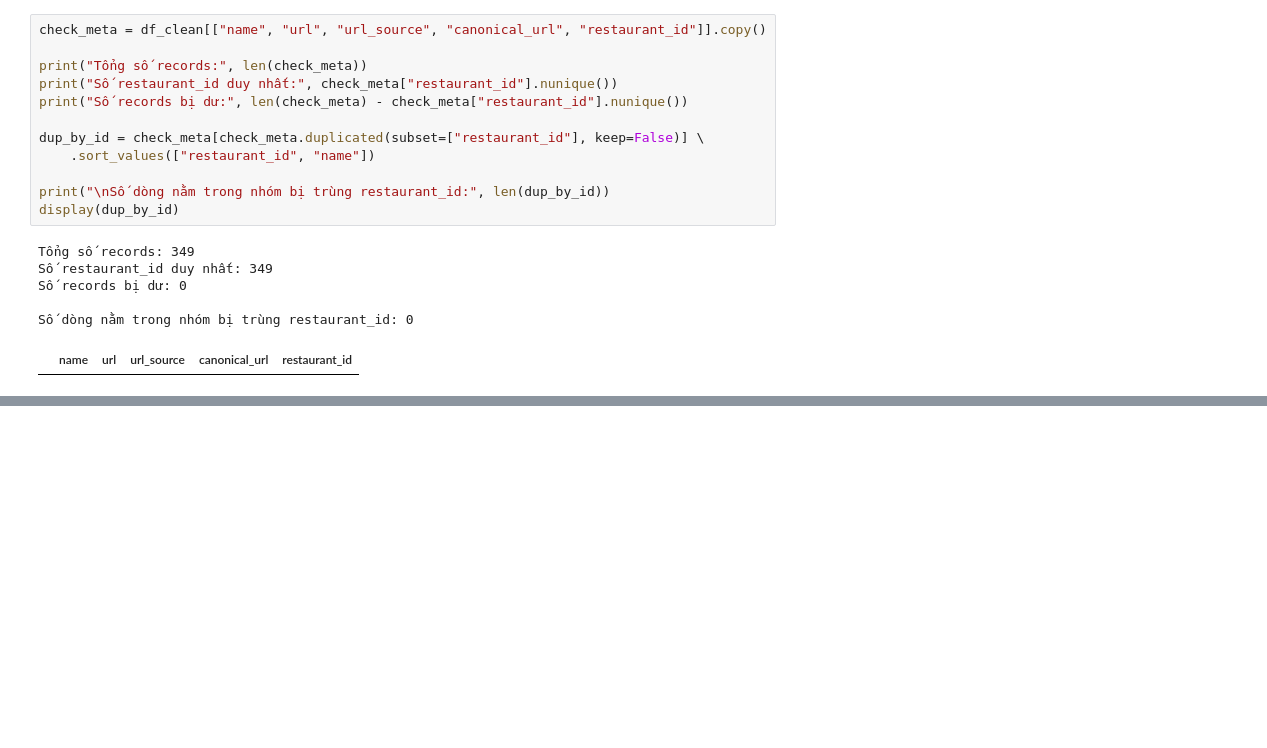
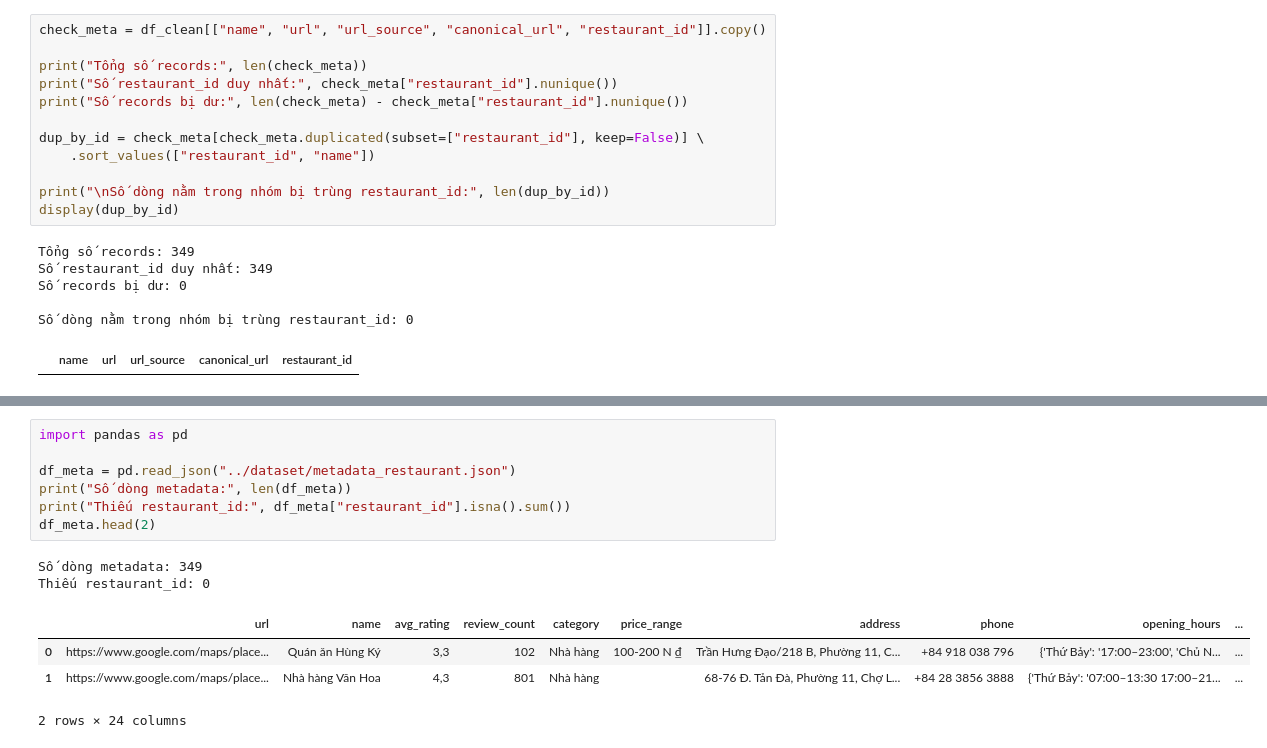
Before and after one commit to chichic21039/ML-Lab1-Restaurant, a Jupyter notebook: preprocessing and eda/eda_metadata.ipynb, the cells around one changed output, grey strips where cells are left out. Drawn from its saved outputs; the diff is of its cells as text; blank space fills up the shorter version.

```diff
--- a/preprocessing and eda/eda_metadata.ipynb
+++ b/preprocessing and eda/eda_metadata.ipynb
@@ -1066,0 +1078,14 @@ Số dòng nằm trong nhóm bị trùng restaurant_id: 0
+# %%
+import pandas as pd
+
+df_meta = pd.read_json("../dataset/metadata_restaurant.json")
+print("Số dòng metadata:", len(df_meta))
+print("Thiếu restaurant_id:", df_meta["restaurant_id"].isna().sum())
+df_meta.head(2)
+# %% [output]
+Số dòng metadata: 349
+Thiếu restaurant_id: 0
+|  | url | name | avg_rating | review_count | category | price_range | address | phone | opening_hours | ... |
+| 0 | https://www.google.com/maps/place... | Quán ǎn Hùng Ký | 3,3 | 102 | Nhà hàng | 100-200 N ₫ | Trần Hưng Đạo/218 B, Phường 11, C... | +84 918 038 796 | {'Thứ Bảy': '17:00–23:00', 'Chủ N... | ... |
+| 1 | https://www.google.com/maps/place... | Nhà hàng Văn Hoa | 4,3 | 801 | Nhà hàng |  | 68-76 Đ. Tản Đà, Phường 11, Chợ L... | +84 28 3856 3888 | {'Thứ Bảy': '07:00–13:30 17:00–21... | ... |
+2 rows × 24 columns
```
Also changed, not shown: parts of 2 cells of this notebook, 9 other files.
